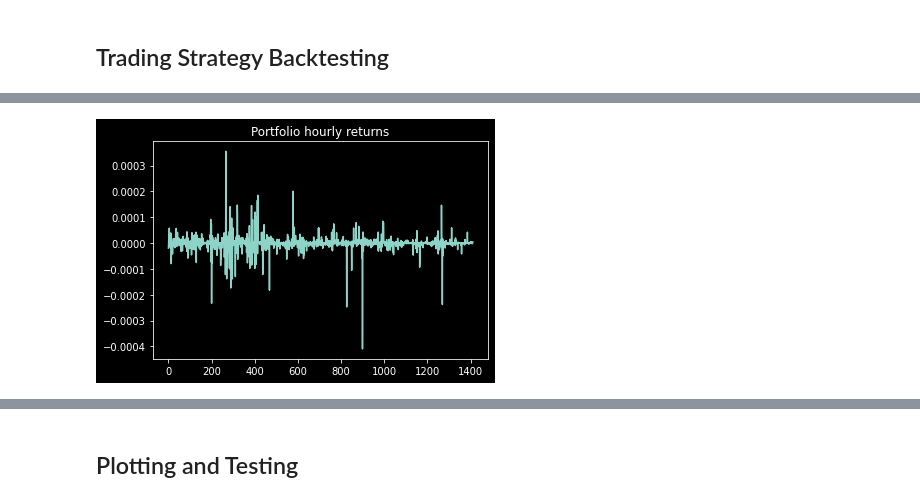
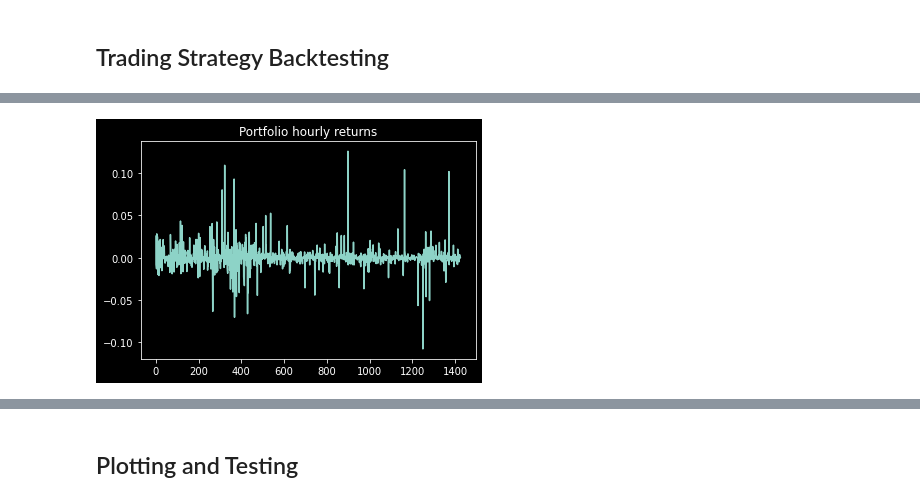
Before and after one commit to ktsou/TradingNLP-shell, a Jupyter notebook: main.ipynb, the cells around one changed output, grey strips where cells are left out. Drawn from its saved outputs; the diff is of its cells as text; code cells hidden in the pictures.

```diff
--- a/main.ipynb
+++ b/main.ipynb
@@ -121,2 +144,5 @@ df
 # %% [markdown]
 ### Anlytics on Median vs mean
+# %%
+df['Open'] = df2['open']
+df['Close'] = df2['close']
@@ -199,9 +264,11 @@ df1
 2685 rows × 2 columns
 # %%
-# signal = Signal2(df['Bitcoin'])
-# strategy = BitcoinNLPStrategy2()
-# strategy.add_signal(signal)
-# algo = customNLP(100000, df[['Open','Open']], strategy)
-# #algo.set_stoploss(0.01)
-# #algo.add_spreads(df1['spreads'])
-# algo.run(split = True)
+# signal = Signal_mean_window(df_final['Bitcoin'], pos = -1, window_size = 15)
+signal = Signal_mean(df_final['Bitcoin'], pos = -1)
+# signal = Signal_standard(df_final['Bitcoin'], pos = -1)
+strategy = BitcoinNLPStrategy(repos = 1)
+strategy.add_signal(signal)
+algo = customNLP(1, df_final[['open','close']], strategy, leverage = True)
+#algo.set_stoploss(0.01)
+algo.add_spreads(df1['spreads'])
+algo.run(split = True)
@@ -208,8 +293,8 @@ df1
 # %%
-signal = Signal3(df['Bitcoin'])
-strategy = BitcoinNLPStrategy()
-strategy.add_signal(signal)
-algo = customNLP(1, df[['Open','Open']], strategy)
-#algo.set_stoploss(0.01)
-#algo.add_spreads(df1['spreads'])
-algo.run(split = True)
+# signal = Signal3(df2['Bitcoin_'])
+# strategy = BitcoinNLPStrategy()
+# strategy.add_signal(signal)
+# algo = customNLP(1, df2[['Open','Close']], strategy)
+# #algo.set_stoploss(0.01)
+# algo.add_spreads(df1['spreads'])
+# algo.run(split = True)
@@ -298,10 +414,10 @@ plt.plot(list(algo.metrics['Portfolio Marked']))
 # %%
-algo.metrics['date'] =  algo.metrics.index.map(lambda x : str(x)[:-8])
+algo.metrics['date'] =  algo.metrics.index.map(lambda x : str(x)[:-9])
 algo.metrics['hour'] =  algo.metrics.index.map(lambda x : str(x)[-8:])
 
 plt.title("Portfolio daily returns")
-daily_returns = algo.metrics.groupby(['date'])['Portfolio Marked'].first().pct_change().dropna().values
+daily_returns = algo.metrics.groupby(['date'])['Portfolio Marked'].first().pct_change().dropna()
 plt.hlines(0 ,0 ,daily_returns.shape[0])
-plt.plot(daily_returns)
+plt.plot(daily_returns.values)
 # %% [output]
 [<matplotlib.lines.Line2D at 0x...>]
@@ -314,8 +469,8 @@ sr
 # %%
 plt.title("Portfolio hourly returns")
-returns = algo.metrics['Portfolio Marked'].pct_change().dropna().values
+returns = algo.metrics['Portfolio Marked'].pct_change().dropna()
 
-plt.plot(returns)
+plt.plot(returns.values)
 plt.savefig('hourly_returns.png')
 # %% [output]
-[figure, old version]
+[figure, new version]
```
Also changed, not shown: parts of 52 cells of this notebook, 7 other files.
